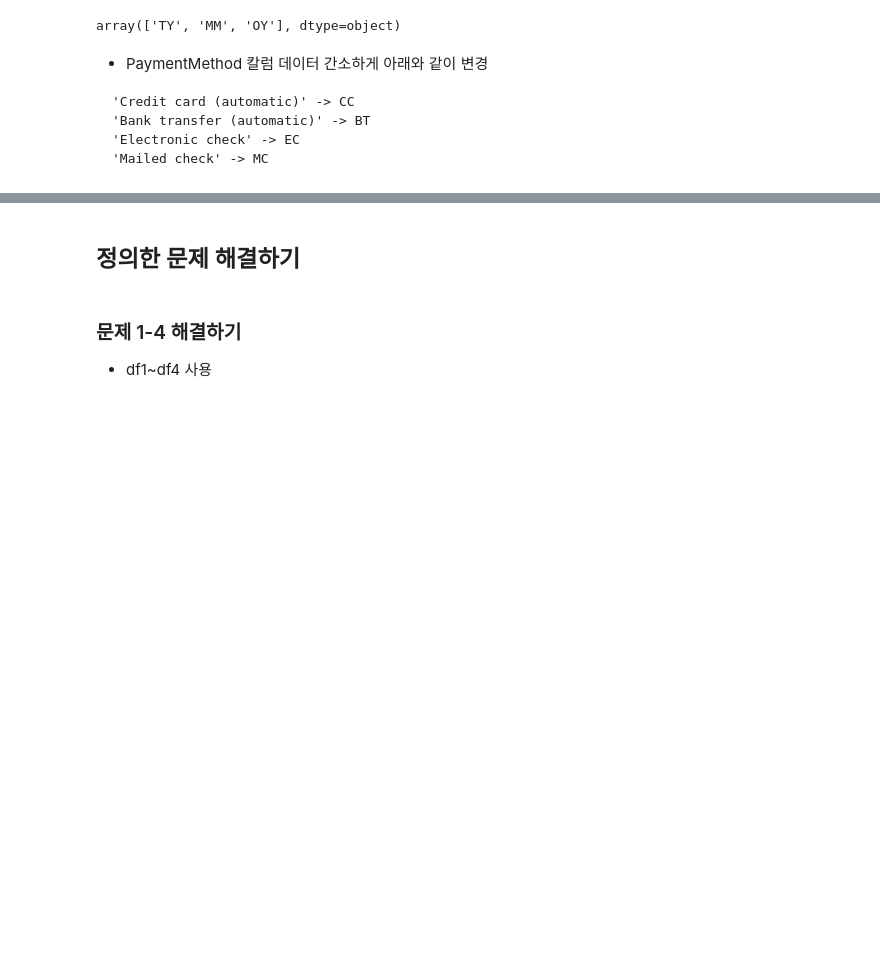
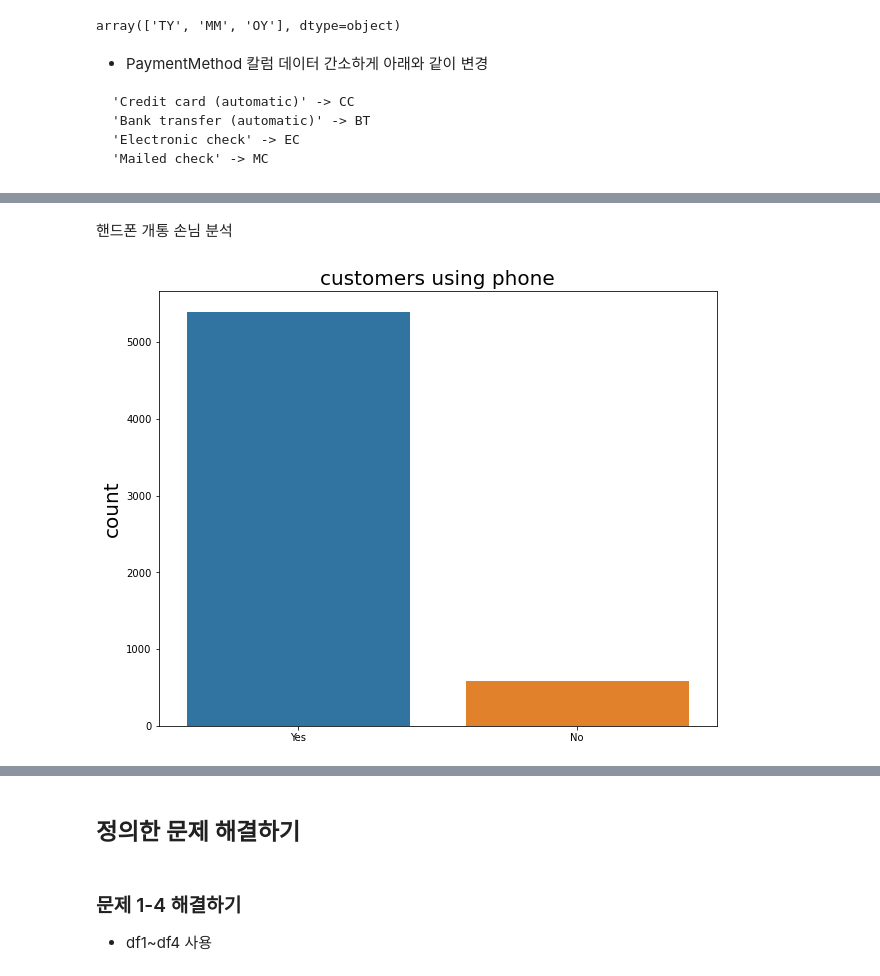
Before and after one commit to SeungMinSong2929/TelecomProj, a Jupyter notebook: DSC4001-proj-telecom.ipynb, the cells around one changed output, grey strips where cells are left out. Drawn from its saved outputs; the diff is of its cells as text; code cells hidden in the pictures; blank space fills up the shorter version.

```diff
--- a/DSC4001-proj-telecom.ipynb
+++ b/DSC4001-proj-telecom.ipynb
@@ -188,0 +223,11 @@ array(['CC', 'BT', 'EC', 'MT'], dtype=object)
+# %% [markdown]
+핸드폰 개통 손님 분석
+# %%
+phone_services=df['PhoneService'].value_counts()
+plt.figure(figsize=(10,8))
+sns.barplot(x=phone_services.index,y=phone_services.values)
+plt.ylabel('count',size=20)
+plt.title('customers using phone',size=20)
+plt.show()
+# %% [output]
+[figure, added]
```
Also changed, not shown: parts of 23 cells of this notebook.
